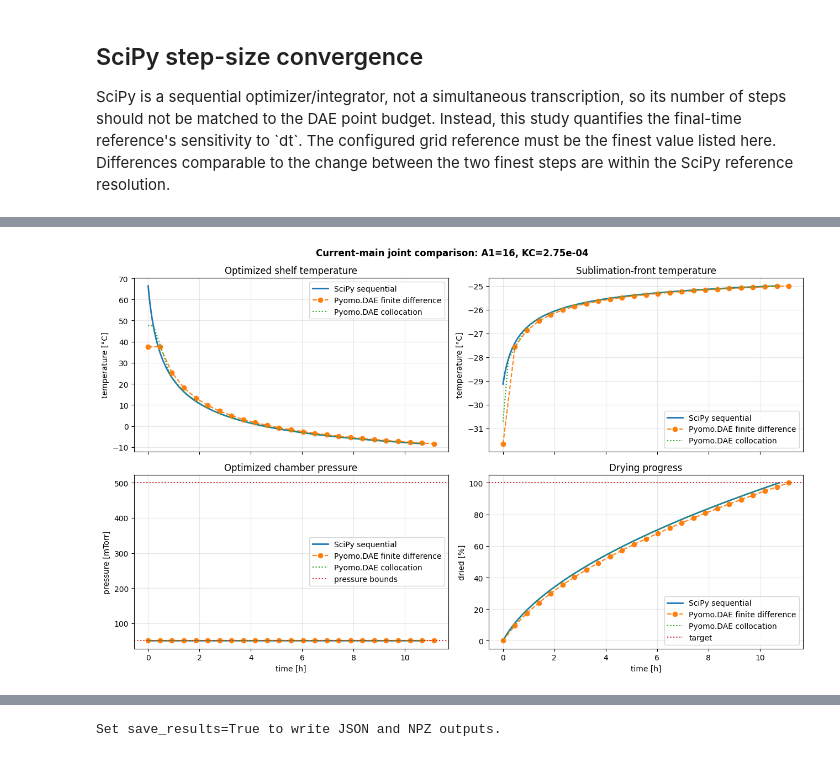
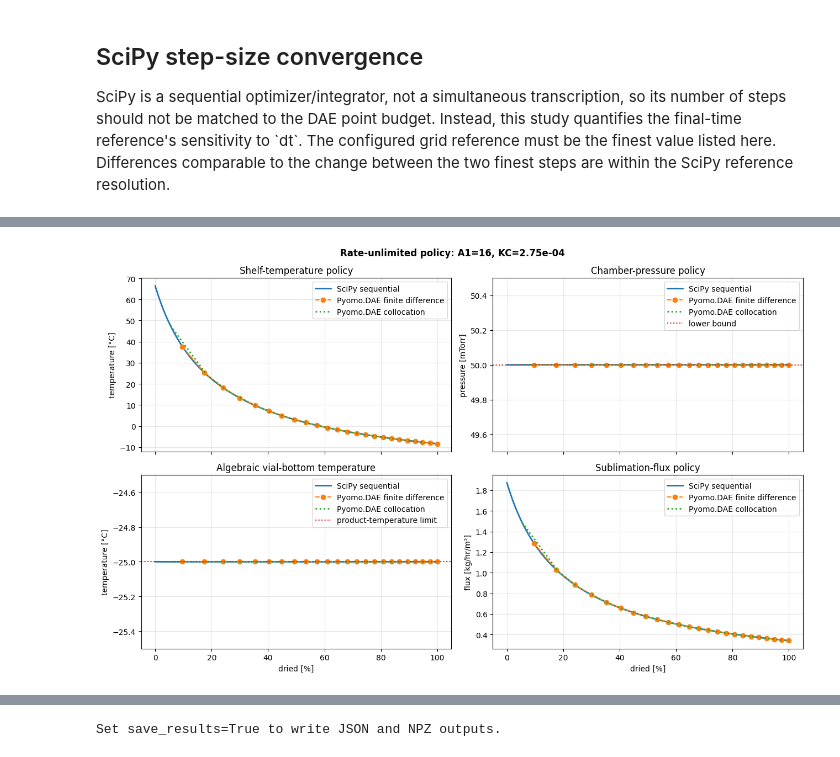
Before and after one commit to SECQUOIA/LyoPRONTO, a Jupyter notebook: docs/examples/current_main_joint_optimizer_comparison.ipynb, the cells around one changed output, grey strips where cells are left out. Drawn from its saved outputs; the diff is of its cells as text; code cells hidden in the pictures.

Commit message:
Refresh joint-control tutorial outputs

```diff
--- a/docs/examples/current_main_joint_optimizer_comparison.ipynb
+++ b/docs/examples/current_main_joint_optimizer_comparison.ipynb
@@ -37,7 +42,14 @@ ncp = 3
 final_dried_fraction = 1.0
 timing_repeats = 3
 sensitivity_point_budgets = [25, 49, 73]
+pressure_lower_bound_values_torr = [0.05, 0.075, 0.10, 0.15, 0.20]
+implementability_point_budget = 97
+initial_pressure_torr = 0.15
+initial_shelf_temperature_c = -35.0
+pressure_ramp_rate_torr_hr = 0.6
+shelf_temperature_ramp_rate_c_hr = 60.0
 constraint_tolerance = 1.0e-4
+scipy_temperature_tolerance_c = 0.5
 save_results = False
 results_dir = "benchmarks/results/current_main_joint_comparison"
 # %%
@@ -558,73 +602,60 @@ scipy_table = nominal.scipy_trajectory
 finite_difference_table = nominal.finite_difference_trajectory
 collocation_table = nominal.collocation_trajectory
 
-trajectory_styles = [
+policy_tables = [
     (scipy_table, "SciPy sequential", {"linewidth": 2.0}),
     (
-        finite_difference_table,
+        finite_difference_table[1:],
         "Pyomo.DAE finite difference",
         {"linestyle": "--", "marker": "o"},
     ),
     (
-        collocation_table,
+        collocation_table[1:],
         "Pyomo.DAE collocation",
-        {"linestyle": ":"},
+        {"linestyle": ":", "linewidth": 2.0},
     ),
 ]
 
 fig, axes = plt.subplots(2, 2, figsize=(13, 8), sharex=True)
-for table, label, style in trajectory_styles:
-    axes[0, 0].plot(
-        table[:, 0], table[:, 3], label=label, **style
-    )
-    axes[0, 1].plot(
-        table[:, 0], table[:, 1], label=label, **style
-    )
-    axes[1, 0].plot(
-        table[:, 0], table[:, 4], label=label, **style
-    )
-    axes[1, 1].plot(
-        table[:, 0], table[:, 6], label=label, **style
-    )
+for table, label, style in policy_tables:
+    progress = table[:, 6]
+    axes[0, 0].plot(progress, table[:, 3], label=label, **style)
+    axes[0, 1].plot(progress, table[:, 4], label=label, **style)
+    axes[1, 0].plot(progress, table[:, 2], label=label, **style)
+    axes[1, 1].plot(progress, table[:, 5], label=label, **style)
 
-axes[0, 0].set(
-    title="Optimized shelf temperature",
+axes[0, 0].set(title="Shelf-temperature policy", ylabel="temperature [°C]")
+axes[0, 1].set(title="Chamber-pressure policy", ylabel="pressure [mTorr]")
+axes[0, 1].axhline(50.0, color="tab:red", linestyle=":", label="lower bound")
+axes[0, 1].set_ylim(49.5, 50.5)
+axes[0, 1].ticklabel_format(axis="y", style="plain", useOffset=False)
+axes[1, 0].set(
+    title="Algebraic vial-bottom temperature",
+    xlabel="dried [%]",
     ylabel="temperature [°C]",
 )
-axes[0, 1].set(
-    title="Sublimation-front temperature",
-    ylabel="temperature [°C]",
-)
-axes[1, 0].set(
-    title="Optimized chamber pressure",
-    xlabel="time [h]",
-    ylabel="pressure [mTorr]",
-)
 axes[1, 0].axhline(
-    50.0, color="tab:red", linestyle=":", label="pressure bounds"
-)
-axes[1, 0].axhline(500.0, color="tab:red", linestyle=":")
-axes[1, 1].set(
-    title="Drying progress",
-    xlabel="time [h]",
-    ylabel="dried [%]",
-)
-axes[1, 1].axhline(
-    100.0 * final_dried_fraction,
+    -25.0,
     color="tab:red",
     linestyle=":",
-    label="target",
+    label="product-temperature limit",
+)
+axes[1, 0].set_ylim(-25.5, -24.5)
+axes[1, 0].ticklabel_format(axis="y", style="plain", useOffset=False)
+axes[1, 1].set(
+    title="Sublimation-flux policy",
+    xlabel="dried [%]",
+    ylabel="flux [kg/hr/m²]",
 )
 for ax in axes.flat:
     ax.grid(alpha=0.3)
     ax.legend()
 fig.suptitle(
-    f"Current-main joint comparison: "
-    f"A1={nominal.a1:g}, KC={nominal.kc:.2e}",
+    f"Rate-unlimited policy: A1={nominal.a1:g}, KC={nominal.kc:.2e}",
     fontweight="bold",
 )
 fig.tight_layout()
 plt.show()
 # %% [output]
-[figure, old version]
+[figure, new version]
 # %% [markdown]
```
Also changed, not shown: parts of 22 cells of this notebook.
